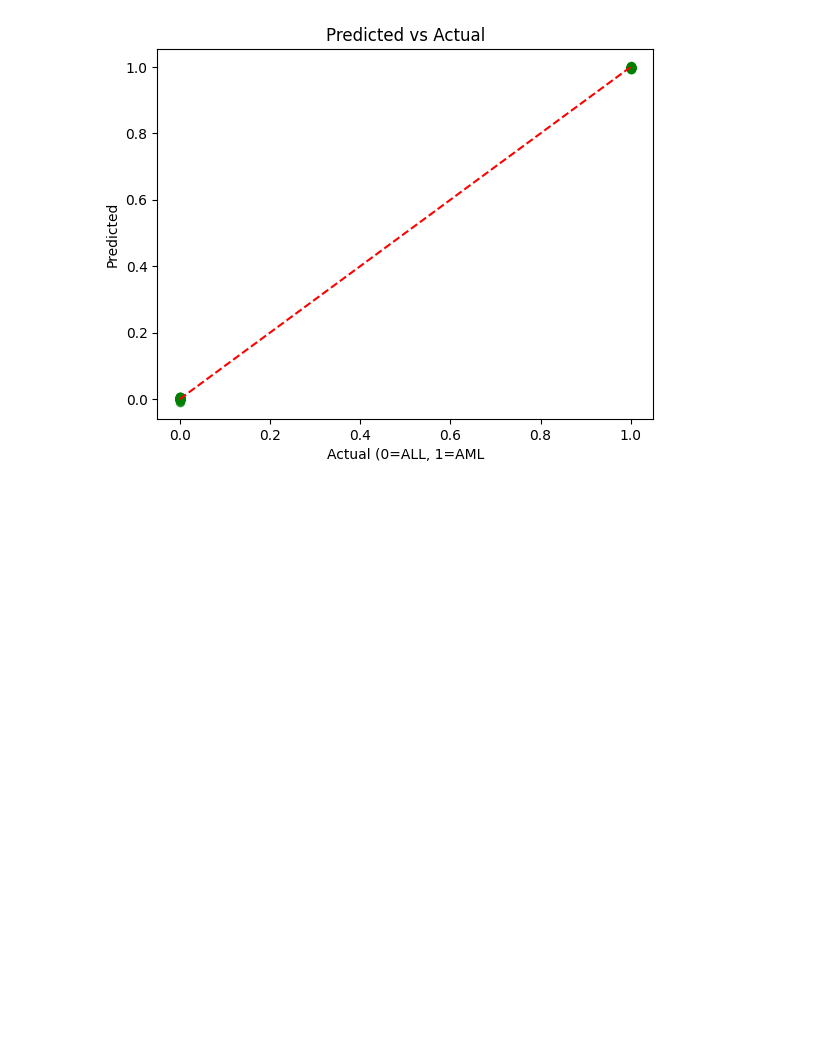
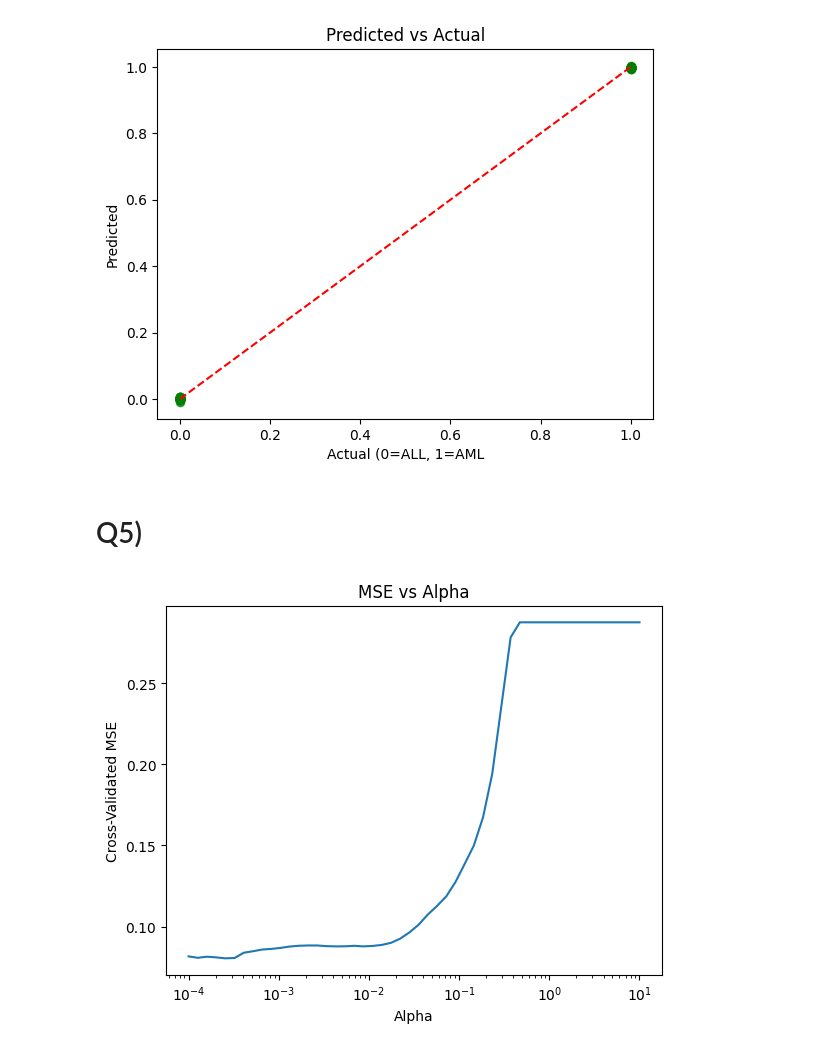
Before and after one commit to SafaaMahbub/ML-Project-2, a Jupyter notebook: genomics_lab.ipynb, the cells around one changed output. Cells and saved outputs as stored; diff of their text form; code cells hidden in the pictures; blank space fills up the shorter version.

```diff
--- a/genomics_lab.ipynb
+++ b/genomics_lab.ipynb
@@ -166,3 +166,29 @@ Number of discarded Genes: 7048
 Number of selected Genes: 81
 Selected Genes: ['AF000560_at', 'AF002020_at', 'AF006087_at', 'D26579_at', 'D29956_at', 'D42043_at', 'D50840_at', 'D86982_at', 'HG2161-HT2231_at', 'J04101_at', 'J04164_at', 'L12723_at', 'L13848_at', ' ...
 [figure]
+# %% [markdown]
+# Q5)
+# %%
+import numpy as np
+from sklearn.linear_model import Lasso
+from sklearn.model_selection import cross_val_score
+
+alphas = np.logspace(-4, 1, 50)
+mse_list = []
+
+for a in alphas:
+    lasso = Lasso(alpha=a, max_iter=10000)
+    scores = cross_val_score(lasso, X_scaled, y,
+                             cv=5,
+                             scoring='neg_mean_squared_error')
+    mse_list.append(-scores.mean())
+
+plt.figure()
+plt.plot(alphas, mse_list)
+plt.xscale('log')
+plt.xlabel('Alpha')
+plt.ylabel('Cross-Validated MSE')
+plt.title('MSE vs Alpha')
+plt.show()
+# %% [output]
+[figure, added]
```
Also changed, not shown: parts of 4 cells of this notebook.
